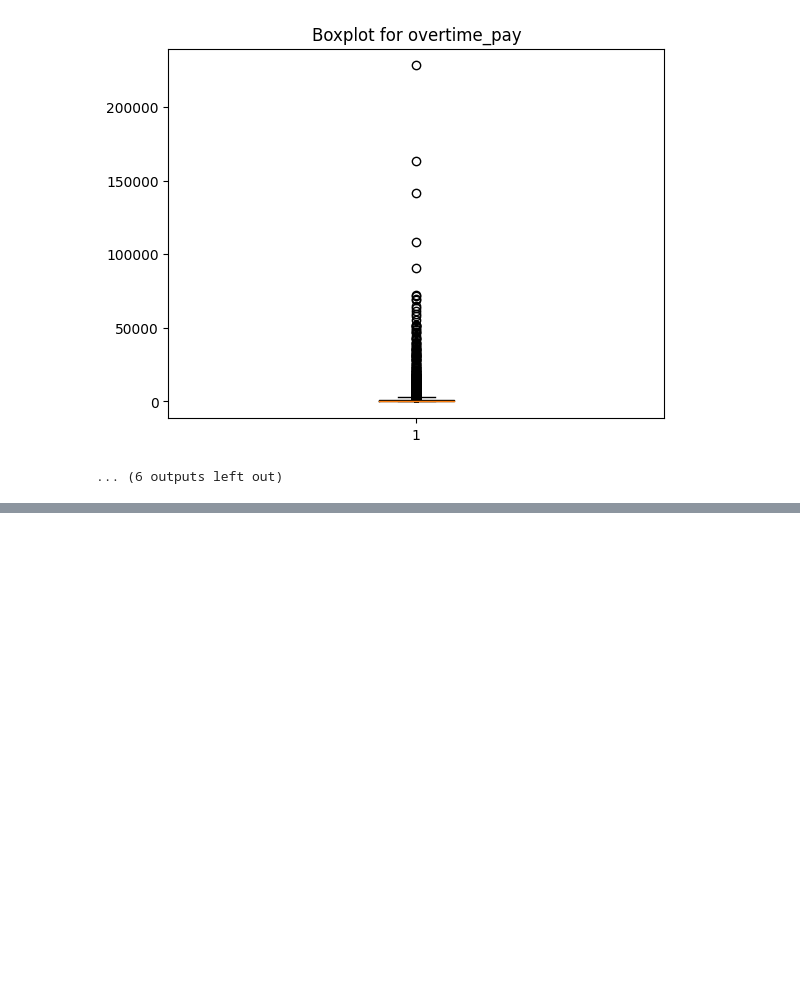
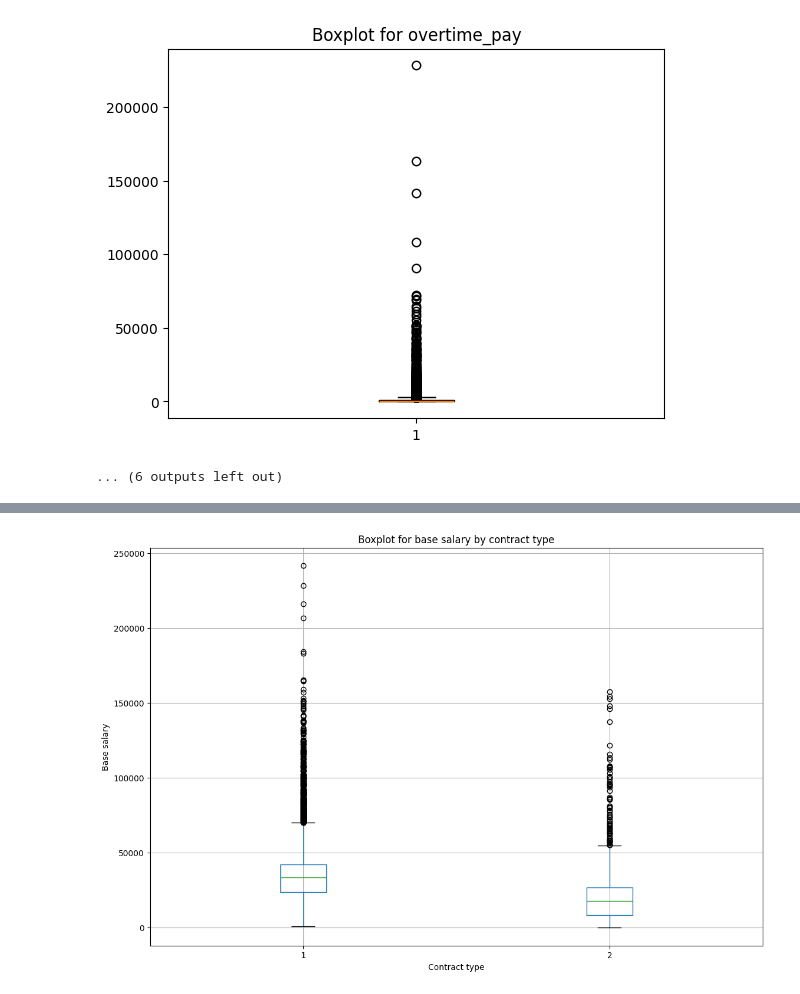
Before and after one commit to mtraczyk/MachineLearningUW, a Jupyter notebook: StatisticalMachineLearning/SML_2023_project_1.ipynb, the cells around one changed output, grey strips where cells are left out. Drawn from its saved outputs; the diff is of its cells as text; code cells hidden in the pictures; blank space fills up the shorter version.

Commit message:
Boxplots for the third subtask.

```diff
--- a/StatisticalMachineLearning/SML_2023_project_1.ipynb
+++ b/StatisticalMachineLearning/SML_2023_project_1.ipynb
@@ -253,0 +258,13 @@ for salary_related_var in salary_related_vars:
+# %%
+# A boxplot for a quantitative variable of choice in division by the type of employment
+# contract of the respondents
+fig, ax = plt.subplots(figsize=(13,9))
+data.boxplot(column='base', by='contract', ax=ax)
+plt.suptitle("")
+plt.title("Boxplot for base salary by contract type")
+plt.ylabel("Base salary")
+plt.xlabel("Contract type")
+plt.show()
+plt.close()
+# %% [output]
+[figure, added]
```
Also changed, not shown: parts of 7 cells of this notebook.
